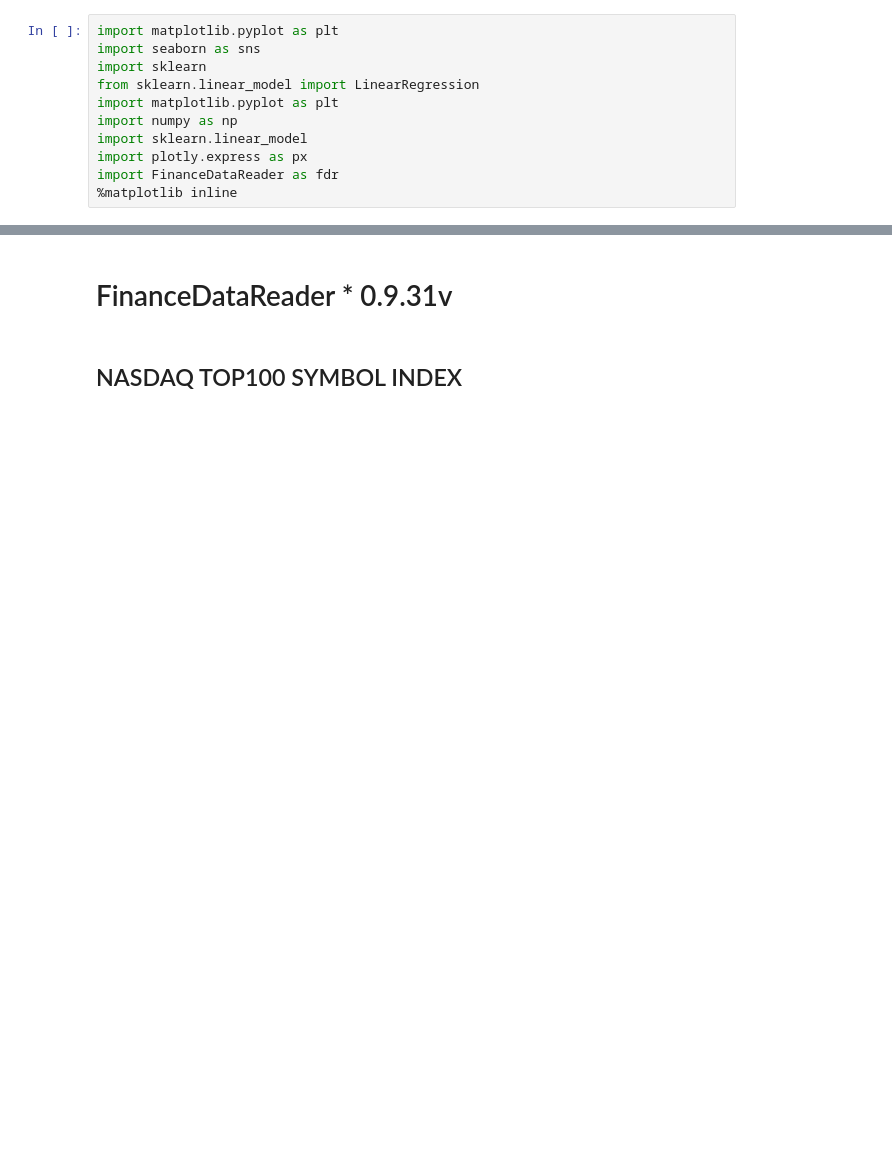
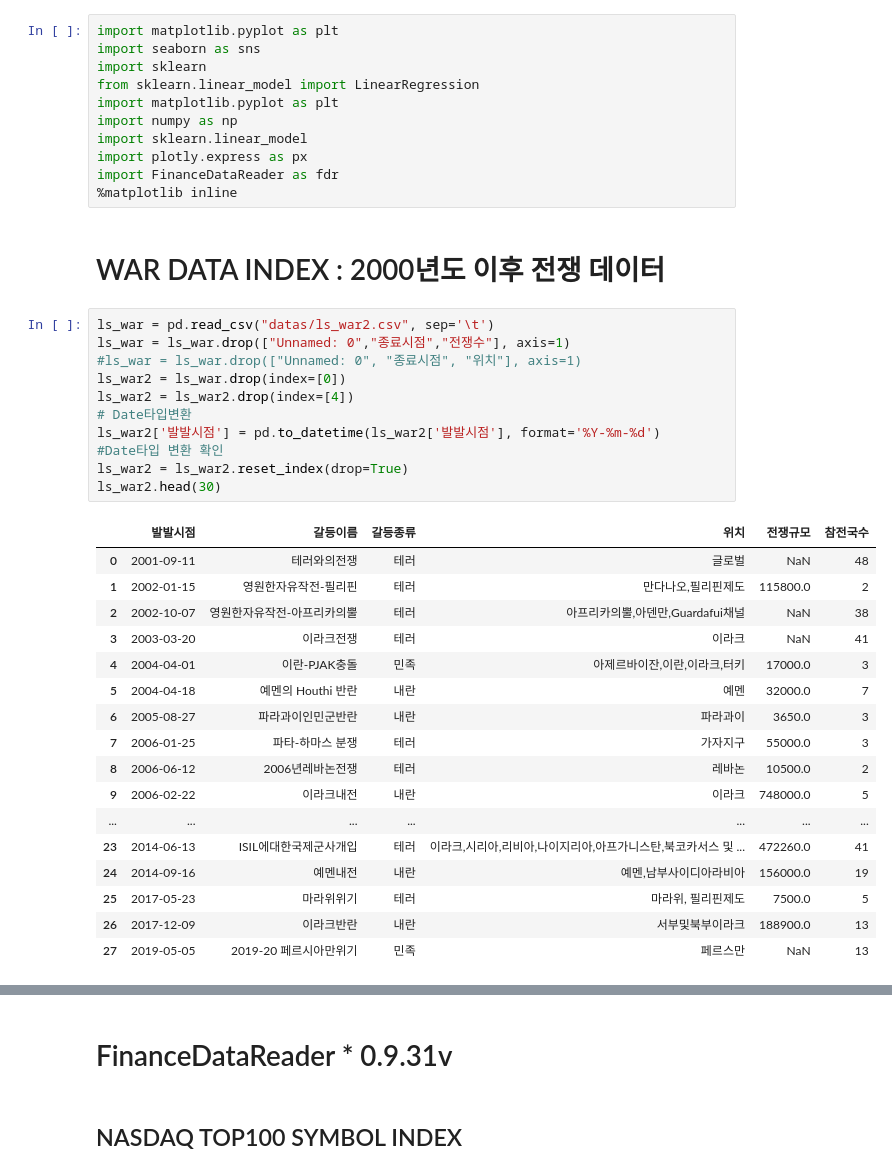
Before and after one commit to lee-edgar/EdaProject, a Jupyter notebook: 11_project/FinanceDataReader_v3.ipynb, the cells around one changed output, grey strips where cells are left out. Cells and saved outputs as stored; diff of their text form; blank space fills up the shorter version.

```diff
--- a/11_project/FinanceDataReader_v3.ipynb
+++ b/11_project/FinanceDataReader_v3.ipynb
@@ -9,3 +9,34 @@ import sklearn.linear_model
 import plotly.express as px
 import FinanceDataReader as fdr
 %matplotlib inline
+# %% [markdown]
+# WAR DATA INDEX : 2000년도 이후 전쟁 데이터
+# %%
+ls_war = pd.read_csv("datas/ls_war2.csv", sep='\t')
+ls_war = ls_war.drop(["Unnamed: 0","종료시점","전쟁수"], axis=1)
+#ls_war = ls_war.drop(["Unnamed: 0", "종료시점", "위치"], axis=1)
+ls_war2 = ls_war.drop(index=[0])
+ls_war2 = ls_war2.drop(index=[4])
+# Date타입변환
+ls_war2['발발시점'] = pd.to_datetime(ls_war2['발발시점'], format='%Y-%m-%d')
+#Date타입 변환 확인
+ls_war2 = ls_war2.reset_index(drop=True)
+ls_war2.head(30)
+# %% [output]
+|  | 발발시점 | 갈등이름 | 갈등종류 | 위치 | 전쟁규모 | 참전국수 |
+| 0 | 2001-09-11 | 테러와의전쟁 | 테러 | 글로벌 | NaN | 48 |
+| 1 | 2002-01-15 | 영원한자유작전-필리핀 | 테러 | 만다나오,필리핀제도 | 115800.0 | 2 |
+| 2 | 2002-10-07 | 영원한자유작전-아프리카의뿔 | 테러 | 아프리카의뿔,아덴만,Guardafui채널 | NaN | 38 |
+| 3 | 2003-03-20 | 이라크전쟁 | 테러 | 이라크 | NaN | 41 |
+| 4 | 2004-04-01 | 이란-PJAK충돌 | 민족 | 아제르바이잔,이란,이라크,터키 | 17000.0 | 3 |
+| 5 | 2004-04-18 | 예멘의 Houthi 반란 | 내란 | 예멘 | 32000.0 | 7 |
+| 6 | 2005-08-27 | 파라과이인민군반란 | 내란 | 파라과이 | 3650.0 | 3 |
+| 7 | 2006-01-25 | 파타-하마스 분쟁 | 테러 | 가자지구 | 55000.0 | 3 |
+| 8 | 2006-06-12 | 2006년레바논전쟁 | 테러 | 레바논 | 10500.0 | 2 |
+| 9 | 2006-02-22 | 이라크내전 | 내란 | 이라크 | 748000.0 | 5 |
+| ... | ... | ... | ... | ... | ... | ... |
+| 23 | 2014-06-13 | ISIL에대한국제군사개입 | 테러 | 이라크,시리아,리비아,나이지리아,아프가니스탄,북코카서스 및 ... | 472260.0 | 41 |
+| 24 | 2014-09-16 | 예멘내전 | 내란 | 예멘,남부사이디아라비아 | 156000.0 | 19 |
+| 25 | 2017-05-23 | 마라위위기 | 테러 | 마라위, 필리핀제도 | 7500.0 | 5 |
+| 26 | 2017-12-09 | 이라크반란 | 내란 | 서부및북부이라크 | 188900.0 | 13 |
+| 27 | 2019-05-05 | 2019-20 페르시아만위기 | 민족 | 페르스만 | NaN | 13 |
```
Also changed, not shown: parts of 6 cells of this notebook.
